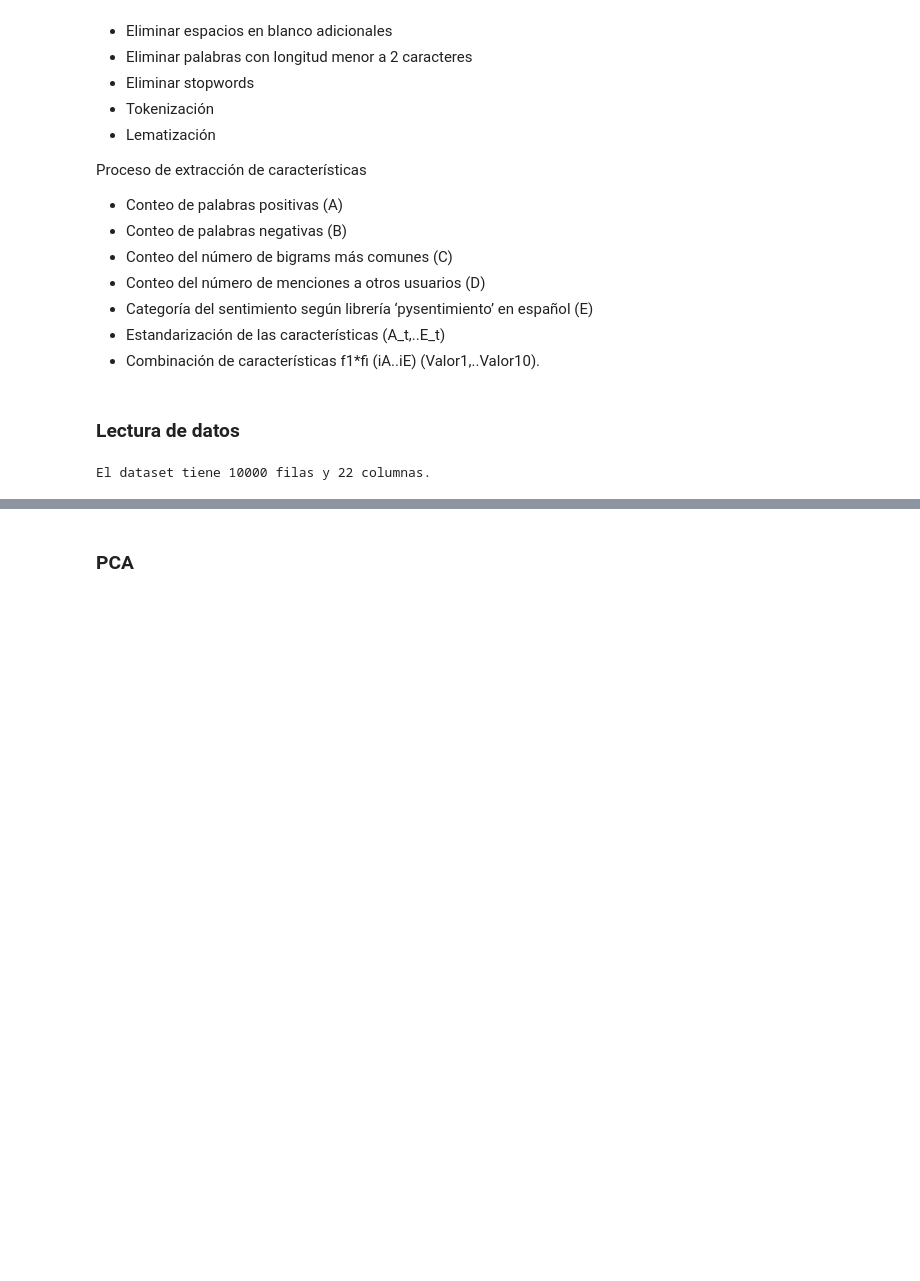
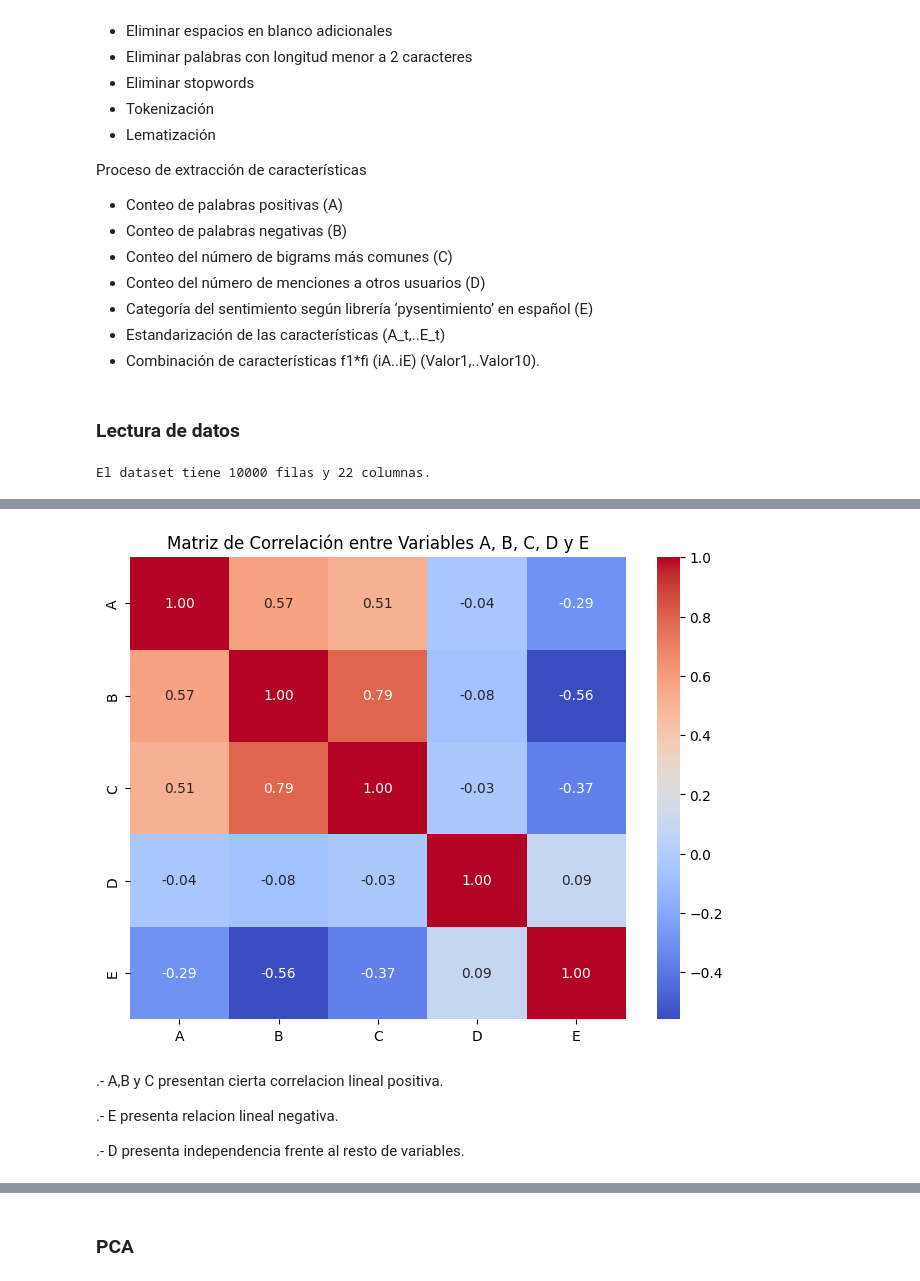
Before and after one commit to cartesiosson/ai-data-science, a Jupyter notebook: ANS/Practica-2/muinar07_act2_Notebook.ipynb, the cells around one changed output, grey strips where cells are left out. Saved outputs shown, nothing was run; the diff lists cells and outputs as text; code cells hidden in the pictures; blank space fills up the shorter version.

```diff
--- a/ANS/Practica-2/muinar07_act2_Notebook.ipynb
+++ b/ANS/Practica-2/muinar07_act2_Notebook.ipynb
@@ -92 +286,16 @@ El dataset tiene 10000 filas y 22 columnas.
+# %%
+df_variables= df_normalizado.drop(columns=['label'])
+matriz_correlacion=df_variables.corr()
+plt.figure(figsize=(8, 6))
+sns.heatmap(matriz_correlacion, annot=True, cmap="coolwarm", fmt=".2f")
+plt.title("Matriz de Correlación entre Variables A, B, C, D y E")
+plt.show()
+# %% [output]
+[figure, added]
+# %% [markdown]
+.- A,B y C presentan cierta correlacion lineal positiva.
+
+.- E presenta relacion lineal negativa.
+
+.- D presenta independencia frente al resto de variables.
 # %%
```
Also changed, not shown: parts of 45 cells of this notebook.
